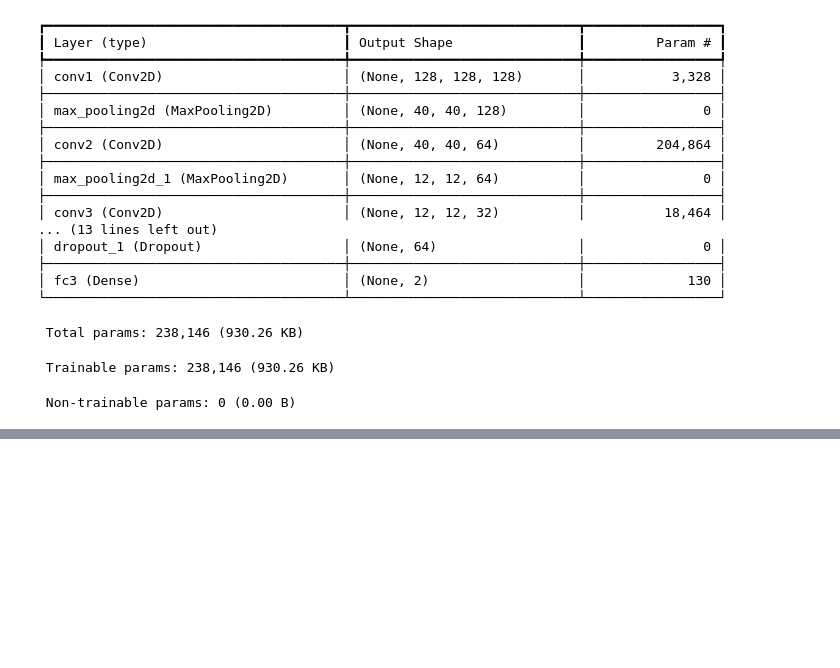
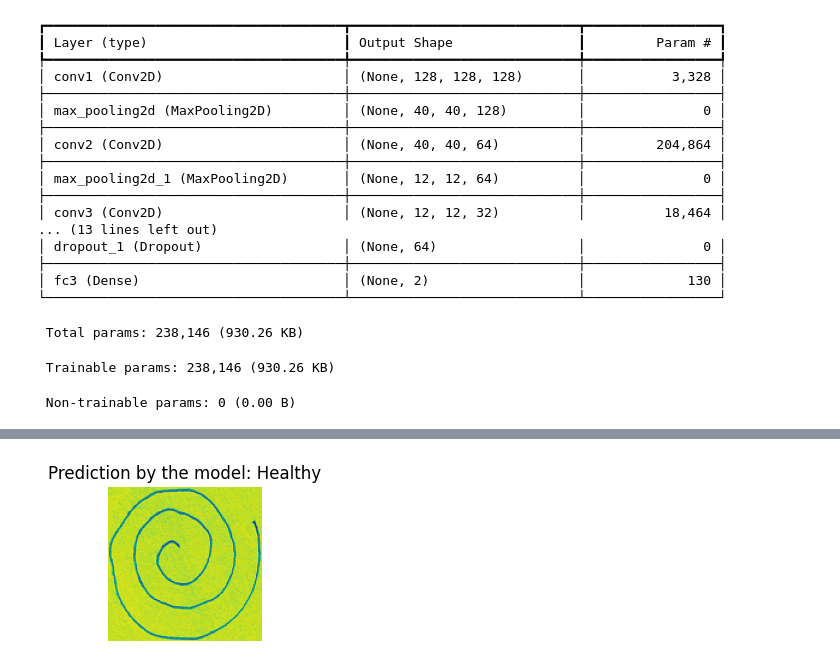
Before and after one commit to arijul2/Parkinson-s_Detection_ML, a Jupyter notebook: ParkinsonsDiseaseDetection.ipynb, the cells around one changed output, grey strips where cells are left out. Saved outputs shown, nothing was run; the diff lists cells and outputs as text; code cells hidden in the pictures; blank space fills up the shorter version.

```diff
--- a/ParkinsonsDiseaseDetection.ipynb
+++ b/ParkinsonsDiseaseDetection.ipynb
@@ -356,0 +413,16 @@ Epoch 70/70
+# %%
+labels = ['Healthy', 'Parkinson']
+image_healthy = cv2.imread('Parkinson_disease_detection/test_image_healthy.png')
+image_parkinson = cv2.imread('Parkinson_disease_detection/test_image_parkinson.png')
+
+image_healthy = cv2.resize(image_healthy, (128, 128))
+image_healthy = cv2.cvtColor(image_healthy, cv2.COLOR_BGR2GRAY)
+image_healthy = np.array(image_healthy)
+image_healthy = np.expand_dims(image_healthy, axis=0)
+image_healthy = np.expand_dims(image_healthy, axis=-1)
+
+image_parkinson = cv2.resize(image_parkinson, (128, 128))
+image_parkinson = cv2.cvtColor(image_parkinson, cv2.COLOR_BGR2GRAY)
+image_parkinson = np.array(image_parkinson)
+image_parkinson = np.expand_dims(image_parkinson, axis=0)
+image_parkinson = np.expand_dims(image_parkinson, axis=-1)
@@ -356,0 +435,9 @@ Epoch 70/70
+# %%
+figure = plt.figure(figsize=(2, 2))
+img_healthy = np.squeeze(image_healthy, axis=0)
+plt.imshow(img_healthy)
+plt.axis('off')
+plt.title(f'Prediction by the model: {labels[np.argmax(ypred_healthy[0], axis=0)]}')
+plt.show()
+# %% [output]
+[figure, added]
```
Also changed, not shown: parts of 20 cells of this notebook.
